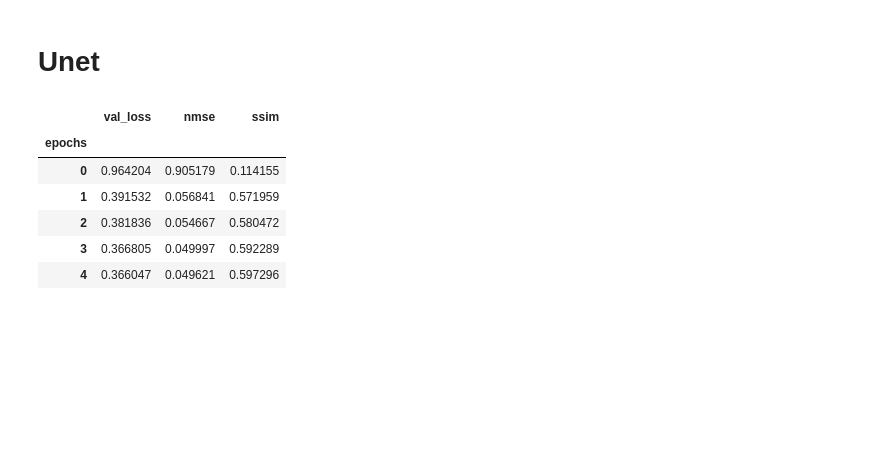
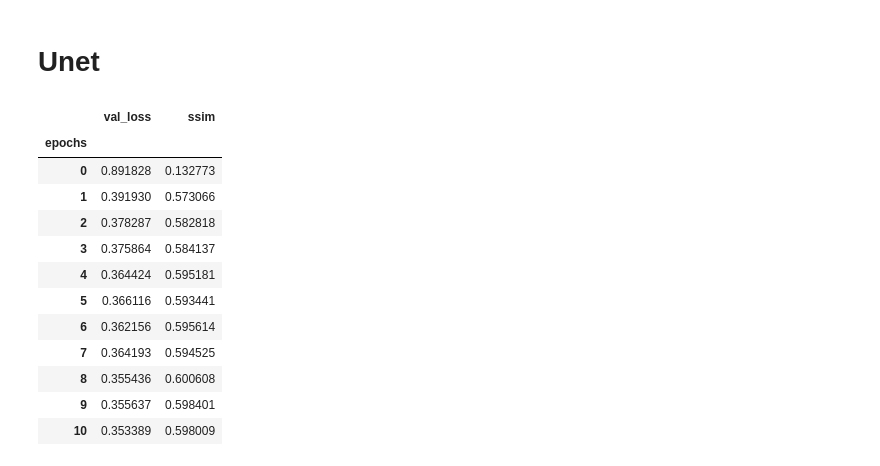
Before and after one commit to ygrepo/fastMRI, a Jupyter notebook: metrics.ipynb, the cells around one changed output. Drawn from its saved outputs; the diff is of its cells as text; code cells hidden in the pictures; blank space fills up the shorter version.

```diff
--- a/metrics.ipynb
+++ b/metrics.ipynb
@@ -214,17 +203,27 @@ concat_image_count_charts()
 # %% [markdown]
 # Unet
 # %%
-path = Path("experiments/unet/20200426_unet_epochs_50/validation_metrics/metrics.csv")
+path = Path("experiments/unet/20200504_unet_10_100/validation_metrics/metrics.csv")
 unet_metrics = pd.read_csv(path)
-unet_metrics = unet_metrics.drop(["psnr"], axis=1)
+unet_metrics = unet_metrics.drop(["psnr", "nmse"], axis=1)
 unet_metrics.index = unet_metrics.index.set_names(['epochs'])
+path = Path("experiments/unet/20200504_unet_10_100/validation_metrics/metrics.csv")
+unet_psnr_metrics = pd.read_csv(path)
+unet_psnr_metrics = unet_psnr_metrics.drop(["val_loss", "nmse", "ssim"], axis=1)
+unet_psnr_metrics.index = unet_psnr_metrics.index.set_names(['epochs'])
 # %%
-unet_metrics.head()
+unet_metrics
 # %% [output]
-|  | val_loss | nmse | ssim |
-| epochs |  |  |  |
-| 0 | 0.964204 | 0.905179 | 0.114155 |
-| 1 | 0.391532 | 0.056841 | 0.571959 |
-| 2 | 0.381836 | 0.054667 | 0.580472 |
-| 3 | 0.366805 | 0.049997 | 0.592289 |
-| 4 | 0.366047 | 0.049621 | 0.597296 |
+|  | val_loss | ssim |
+| epochs |  |  |
+| 0 | 0.891828 | 0.132773 |
+| 1 | 0.391930 | 0.573066 |
+| 2 | 0.378287 | 0.582818 |
+| 3 | 0.375864 | 0.584137 |
+| 4 | 0.364424 | 0.595181 |
+| 5 | 0.366116 | 0.593441 |
+| 6 | 0.362156 | 0.595614 |
+| 7 | 0.364193 | 0.594525 |
+| 8 | 0.355436 | 0.600608 |
+| 9 | 0.355637 | 0.598401 |
+| 10 | 0.353389 | 0.598009 |
```
Also changed, not shown: parts of 27 cells of this notebook, 5 other files.
